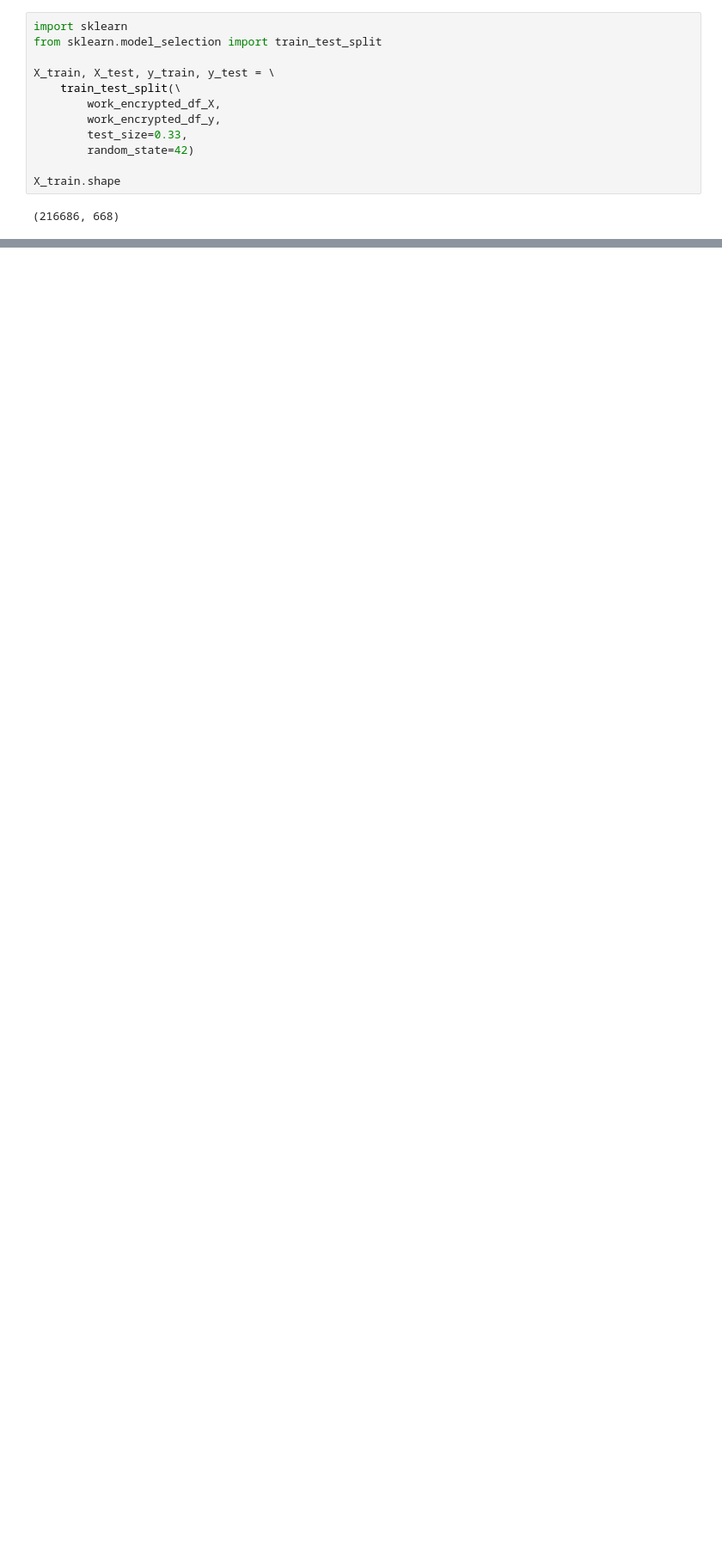
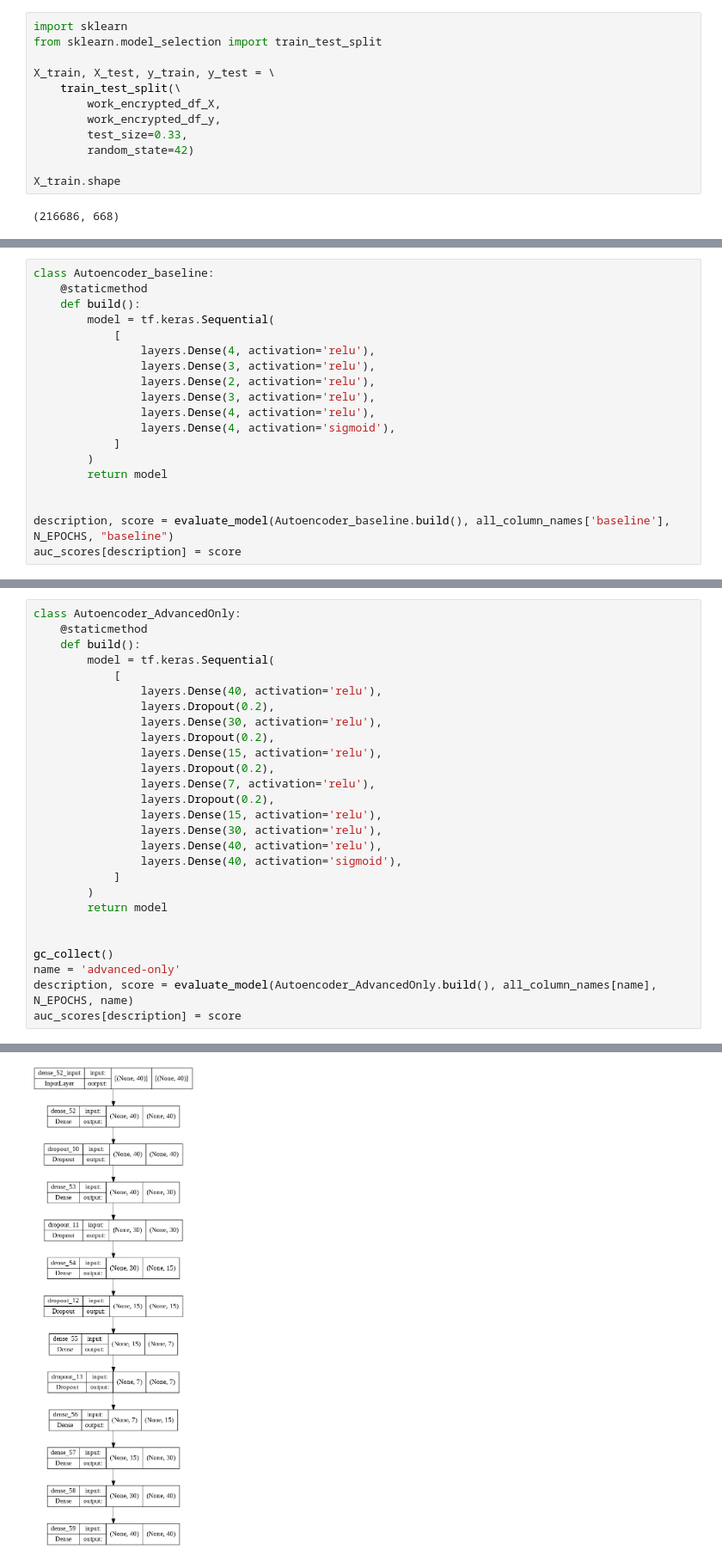
Before and after one commit to bhattacharjee/RansomFoRRT, a Jupyter notebook: iteration_3.0.ipynb/Autoencoder_iteration_3.2_invert.ipynb, the cells around one changed output, grey strips where cells are left out. Shown at 86% size. Drawn from its saved outputs; the diff is of its cells as text; blank space fills up the shorter version.

```diff
--- a/iteration_3.0.ipynb/Autoencoder_iteration_3.2_invert.ipynb
+++ b/iteration_3.0.ipynb/Autoencoder_iteration_3.2_invert.ipynb
@@ -348,0 +407,19 @@ plt.plot(fpr, tpr)
+# %%
+class Autoencoder_baseline:
+    @staticmethod
+    def build():
+        model = tf.keras.Sequential(
+            [
+                layers.Dense(4, activation='relu'),
+                layers.Dense(3, activation='relu'),
+                layers.Dense(2, activation='relu'),
+                layers.Dense(3, activation='relu'),
+                layers.Dense(4, activation='relu'),
+                layers.Dense(4, activation='sigmoid'),
+            ]
+        )
+        return model
+
+
+description, score = evaluate_model(Autoencoder_baseline.build(), all_column_names['baseline'], N_EPOCHS, "baseline")
+auc_scores[description] = score
@@ -348,0 +454,28 @@ plt.plot(fpr, tpr)
+# %%
+class Autoencoder_AdvancedOnly:
+    @staticmethod
+    def build():
+        model = tf.keras.Sequential(
+            [
+                layers.Dense(40, activation='relu'),
+                layers.Dropout(0.2),
+                layers.Dense(30, activation='relu'),
+                layers.Dropout(0.2),
+                layers.Dense(15, activation='relu'),
+                layers.Dropout(0.2),
+                layers.Dense(7, activation='relu'),
+                layers.Dropout(0.2),
+                layers.Dense(15, activation='relu'),
+                layers.Dense(30, activation='relu'),
+                layers.Dense(40, activation='relu'),
+                layers.Dense(40, activation='sigmoid'),
+            ]
+        )
+        return model
+
+
+gc_collect()
+name = 'advanced-only'
+description, score = evaluate_model(Autoencoder_AdvancedOnly.build(), all_column_names[name], N_EPOCHS, name)
+auc_scores[description] = score
+# %% [output]
@@ -348,0 +499 @@ plt.plot(fpr, tpr)
+[figure, added]
```
Also changed, not shown: parts of 25 cells of this notebook.
